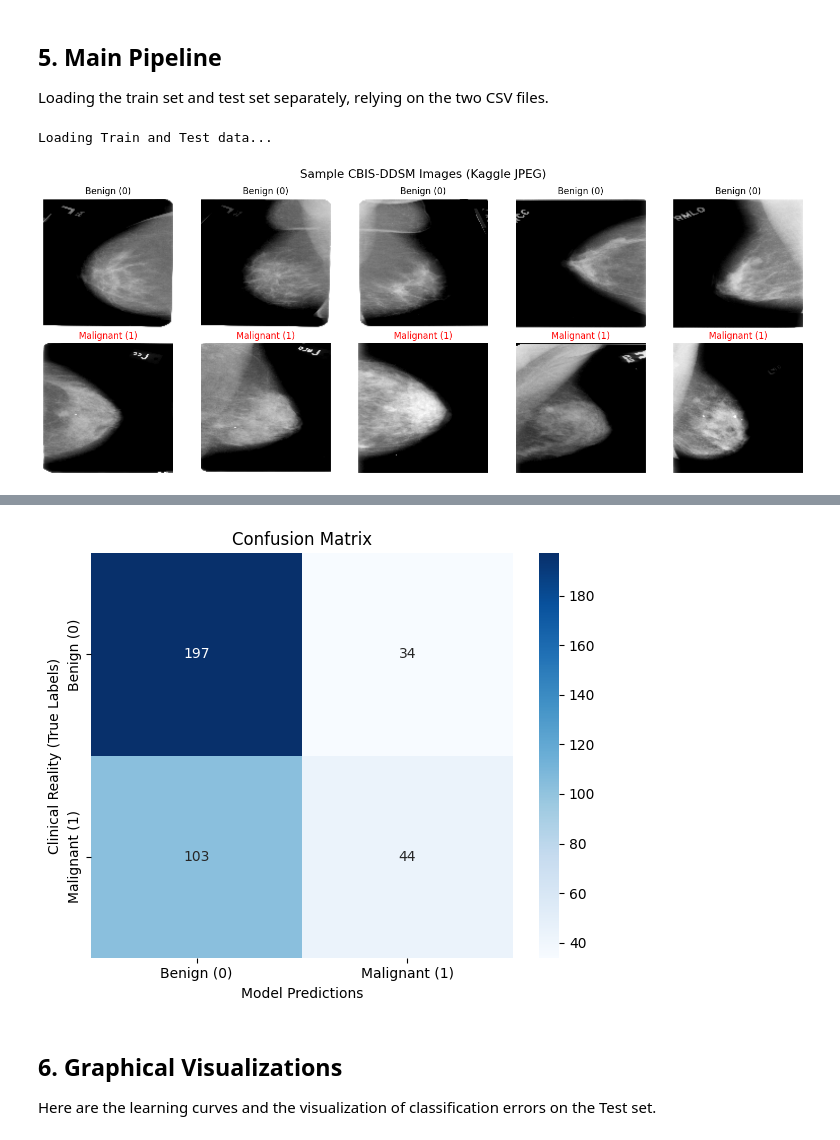
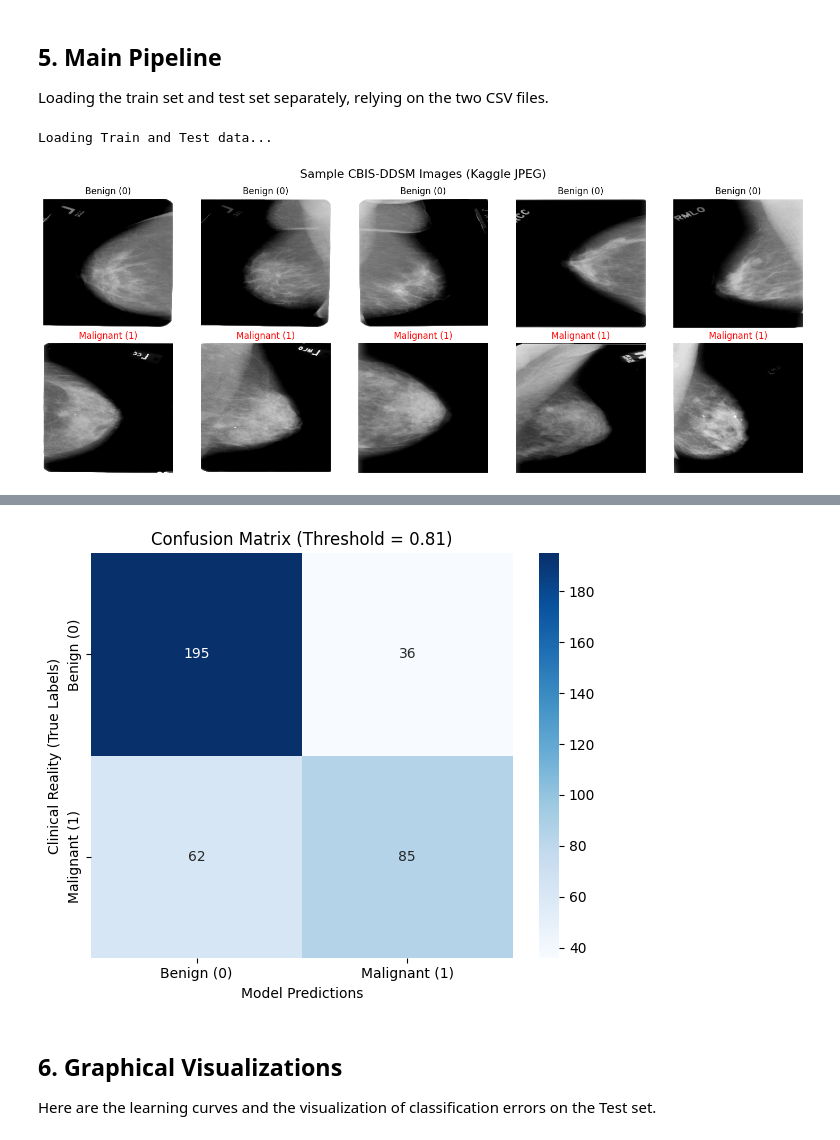
Before and after one commit to Corentin-Monsallier/Machine-Learning, a Jupyter notebook: part3.ipynb, the cells around one changed output, grey strips where cells are left out. Drawn from its saved outputs; the diff is of its cells as text; code cells hidden in the pictures.

```diff
--- a/part3.ipynb
+++ b/part3.ipynb
@@ -161,6 +148,10 @@ class BreastCancerCNN(nn.Module):
 def train_model(model, train_loader, val_loader, criterion, optimizer, epochs=Config.EPOCHS):
     model.to(Config.DEVICE)
     history = {'train_loss': [], 'val_loss': [], 'val_acc': []}
+    scheduler = optim.lr_scheduler.ReduceLROnPlateau(optimizer, mode='min', factor=0.5, patience=3)
+    best_val_loss = float('inf')
+    patience_counter = 0
+    early_stopping_patience = 6
 
     for epoch in range(epochs):
         model.train()
@@ -204,23 +195,52 @@ def train_model(model, train_loader, val_loader, criterion, optimizer, epochs=Co
 
         print(f"Epoch [{epoch+1:02d}/{epochs}] - Train Loss: {epoch_loss:.4f} | Val Loss: {val_loss:.4f} | Val Acc: {val_acc:.4f}")
 
+        scheduler.step(val_loss)
+
+        if val_loss < best_val_loss:
+            best_val_loss = val_loss
+            patience_counter = 0
+        else:
+            patience_counter += 1
+            if patience_counter >= early_stopping_patience:
+                print(f"Early stopping triggered after {epoch+1} epochs.")
+                break
+
     return history
 
 def evaluate_model(model, test_loader):
     model.to(Config.DEVICE)
     model.eval()
 
-    all_labels, all_preds, all_images = [], [], []
+    all_labels, all_probs, all_images = [], [], []
 
     with torch.no_grad():
         for images, labels in test_loader:
             images_device = images.to(Config.DEVICE)
             outputs = model(images_device).squeeze()
-            predicted = (torch.sigmoid(outputs) > 0.5).float()
+            probs = torch.sigmoid(outputs)
 
             all_labels.extend(labels.numpy())
-            all_preds.extend(predicted.cpu().numpy())
+            all_probs.extend(probs.cpu().numpy())
             all_images.extend(images.numpy())
+
+    all_labels = np.array(all_labels)
+    all_probs = np.array(all_probs)
+    all_images = np.array(all_images)
+
+    # Compute ROC curve and find optimal threshold using Youden's J statistic
+    fpr, tpr, thresholds = roc_curve(all_labels, all_probs)
+    J = tpr - fpr
+    best_idx = np.argmax(J)
+    best_thresh = thresholds[best_idx]
+
+    print("\n==============================")
+    print("      THRESHOLD OPTIMIZATION")
+    print("==============================")
+    print(f"Optimal Decision Threshold : {best_thresh:.4f}")
+
+    # Convert probabilities to binary using optimal threshold
+    all_preds = (all_probs > best_thresh).astype(float)
 
     # Compute global metrics
     acc = accuracy_score(all_labels, all_preds)
@@ -244,11 +264,11 @@ def evaluate_model(model, test_loader):
                 yticklabels=["Benign (0)", "Malignant (1)"])
     plt.xlabel('Model Predictions')
     plt.ylabel('Clinical Reality (True Labels)')
-    plt.title('Confusion Matrix')
+    plt.title(f'Confusion Matrix (Threshold = {best_thresh:.2f})')
     plt.tight_layout()
     plt.show()
 
-    return np.array(all_labels), np.array(all_preds), np.array(all_images)
+    return all_labels, all_preds, all_images
 # %% [markdown]
 ## 5. Main Pipeline
 
@@ -288,7 +308,7 @@ else:
     # Initialization
     model = BreastCancerCNN()
     criterion = nn.BCEWithLogitsLoss(pos_weight=pos_weight)
-    optimizer = optim.Adam(model.parameters(), lr=Config.LEARNING_RATE)
+    optimizer = optim.Adam(filter(lambda p: p.requires_grad, model.parameters()), lr=Config.LEARNING_RATE)
 
     # Training and Evaluation
     print("Starting training...")
@@ -298,7 +318,7 @@ else:
     y_true, y_pred, test_imgs = evaluate_model(model, test_loader)
 # %% [output]
 Loading Train and Test data...
-[figure, old version]
+[figure, new version]
 Imbalance detected: 545 Benign vs 509 Malignant.
 Corrective weight applied to the 'Malignant' class via pos_weight: 1.07
 
@@ -319,4 +339,4 @@ Epoch [08/20] - Train Loss: 0.4456 | Val Loss: 0.6517 | Val Acc: 0.6932
-[figure, old version]
+[figure, new version]
 # %% [markdown]
 ## 6. Graphical Visualizations
 Here are the learning curves and the visualization of classification errors on the Test set.
```
Also changed, not shown: parts of 9 cells of this notebook, 3 other files.
